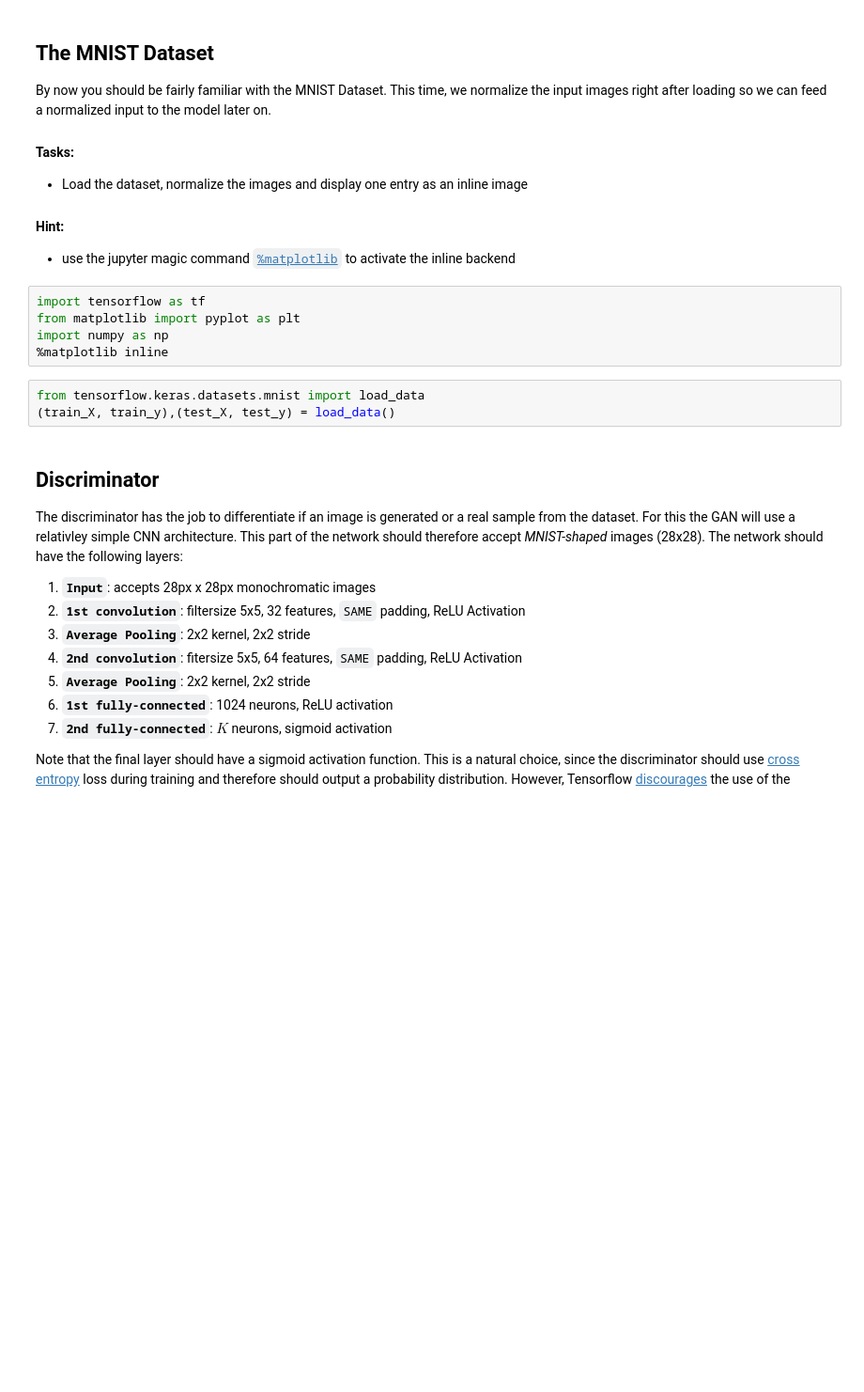
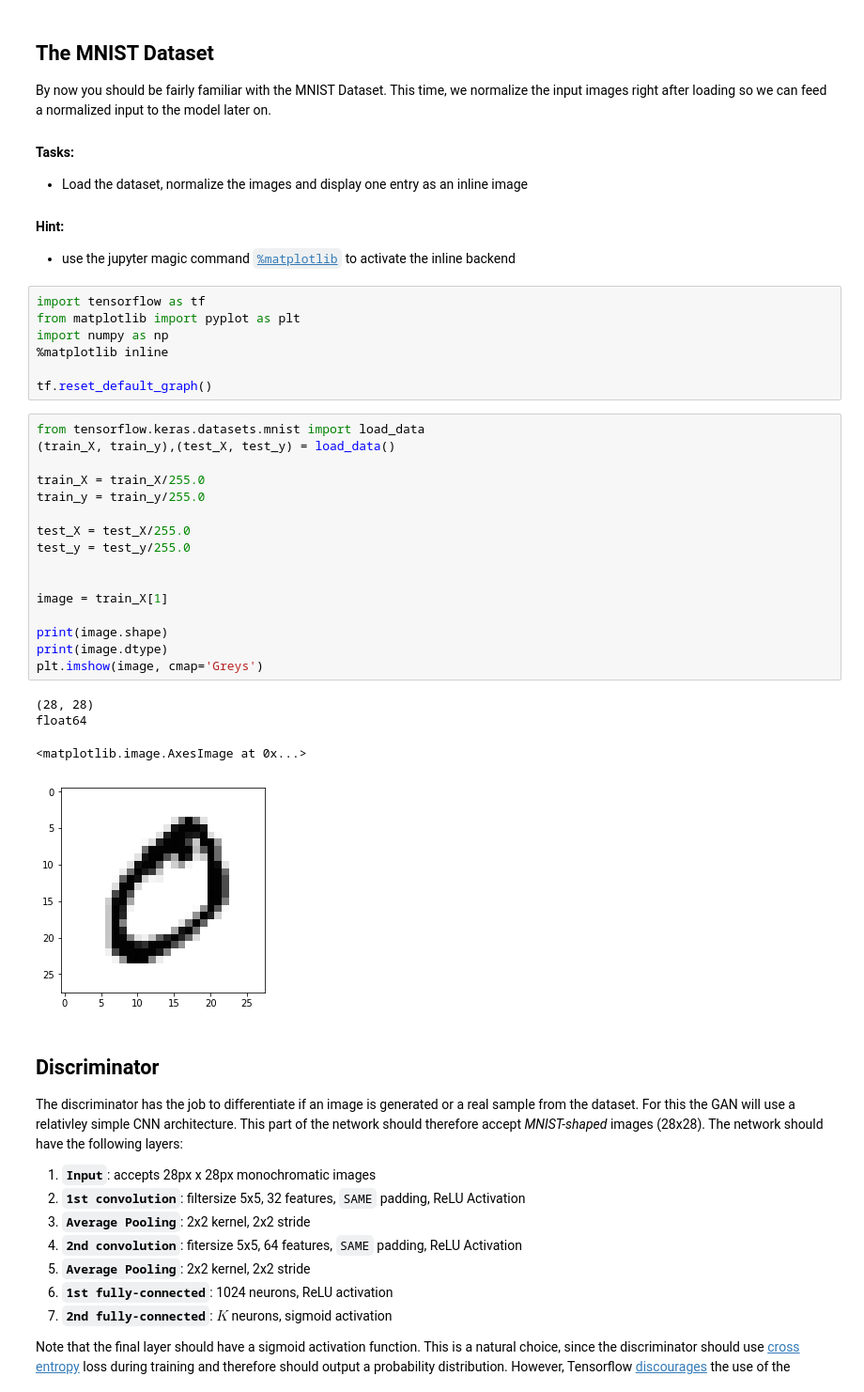
Before and after one commit to An-Dang/Programming-Intelligent-Applications, a Jupyter notebook: gan-tutorial/GAN_Tutorial_MNIST.ipynb, the cells around one changed output. Shown at 94% size. Drawn from its saved outputs; the diff is of its cells as text; blank space fills up the shorter version.

```diff
--- a/gan-tutorial/GAN_Tutorial_MNIST.ipynb
+++ b/gan-tutorial/GAN_Tutorial_MNIST.ipynb
@@ -48,9 +48,29 @@ import tensorflow as tf
 from matplotlib import pyplot as plt
 import numpy as np
 %matplotlib inline
+
+tf.reset_default_graph()
-# %%
-from tensorflow.keras.datasets.mnist import load_data
-(train_X, train_y),(test_X, test_y) = load_data()
+# %%
+from tensorflow.keras.datasets.mnist import load_data
+(train_X, train_y),(test_X, test_y) = load_data()
+
+train_X = train_X/255.0
+train_y = train_y/255.0
+
+test_X = test_X/255.0
+test_y = test_y/255.0
+
+
+image = train_X[1]
+
+print(image.shape)
+print(image.dtype)
+plt.imshow(image, cmap='Greys')
+# %% [output]
+(28, 28)
+float64
+<matplotlib.image.AxesImage at 0x...>
+[figure, added]
 # %% [markdown]
 ## Discriminator
 
```
Also changed, not shown: parts of 3 cells of this notebook.
